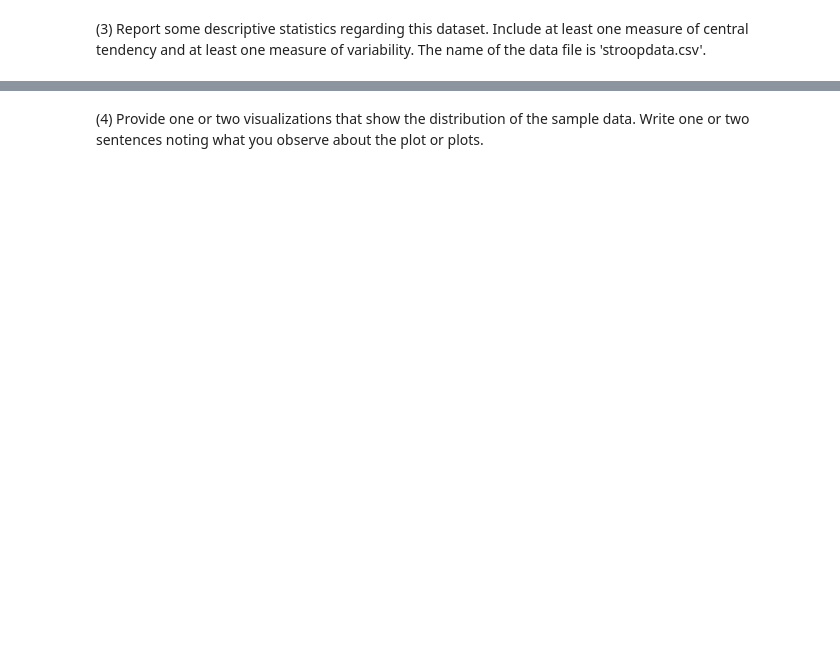
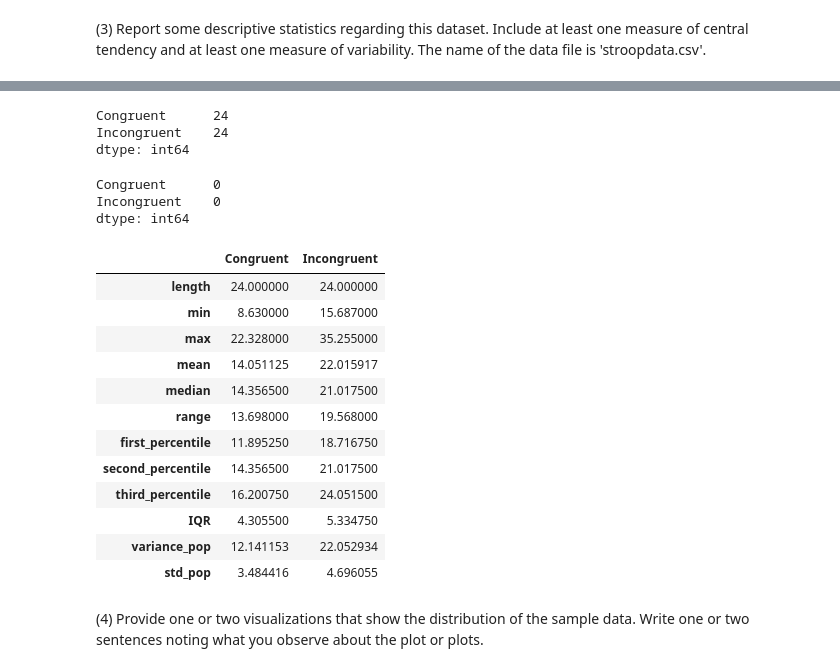
Before and after one commit to Zabamund/datasci-nano, a Jupyter notebook: term2/stroopEffect/TestAPerceptualPhenomenon.ipynb, the cells around one changed output, grey strips where cells are left out. Cells and saved outputs as stored; diff of their text form; code cells hidden in the pictures; blank space fills up the shorter version.

```diff
--- a/term2/stroopEffect/TestAPerceptualPhenomenon.ipynb
+++ b/term2/stroopEffect/TestAPerceptualPhenomenon.ipynb
@@ -18,0 +82,12 @@ Perform the analysis in the space below. Remember to follow [the instructions](h
+# %%
+df_raw.nunique()
+# %% [output]
+Congruent      24
+Incongruent    24
+dtype: int64
+# %%
+df_raw[df_raw.isnull() == True].count()
+# %% [output]
+Congruent      0
+Incongruent    0
+dtype: int64
@@ -19,2 +122,52 @@ Perform the analysis in the space below. Remember to follow [the instructions](h
+# %%
+# descriptive statistics of incongruent data
+# length, min, max
+len_incongruent = len(df_raw['Incongruent'])
+min_incongruent = min(df_raw['Incongruent'])
+max_incongruent = max(df_raw['Incongruent'])
+# measures of central tendency
+# mean (average of values), median (middle of sorted list)
+mean_incongruent = np.mean(df_raw['Incongruent'])
+median_incongruent = stats.median(df_raw['Incongruent'])
+# measures of variabilty
+# range
+range_incongruent = max_incongruent - min_incongruent
+# percentiles
+first_percentile_incongruent = np.percentile(df_raw['Incongruent'], 25)
+second_percentile_incongruent = np.percentile(df_raw['Incongruent'], 50)
+third_percentile_incongruent = np.percentile(df_raw['Incongruent'], 75)
+# inter-quartile-range (IQR)
+IQR_incongruent = third_percentile_incongruent - first_percentile_incongruent
+# variance and std (complete population, ddof = 0)
+variance_pop_incongruent = np.var(df_raw['Incongruent'], ddof=0)
+std_pop_incongruent = np.std(df_raw['Incongruent'], ddof=0)
+incongruent_stats = [len_incongruent, min_incongruent, max_incongruent
+                   , mean_incongruent, median_incongruent, range_incongruent
+                   , first_percentile_incongruent, second_percentile_incongruent
+                   , third_percentile_incongruent, IQR_incongruent
+                   , variance_pop_incongruent, std_pop_incongruent]
+# %%
+# descriptive statistics summary table
+columns = ['Congruent', 'Incongruent']
+descriptive_stats_dict = {columns[0]: congruent_stats, columns[1]: incongruent_stats}
+descriptive_stats_index = ['length', 'min', 'max', 'mean', 'median', 'range'
+                           , 'first_percentile', 'second_percentile', 'third_percentile'
+                           , 'IQR', 'variance_pop', 'std_pop']
+df_descriptive_stats = pd.DataFrame(descriptive_stats_dict, index=descriptive_stats_index)
+df_descriptive_stats
+# %% [output]
+|  | Congruent | Incongruent |
+| length | 24.000000 | 24.000000 |
+| min | 8.630000 | 15.687000 |
+| max | 22.328000 | 35.255000 |
+| mean | 14.051125 | 22.015917 |
+| median | 14.356500 | 21.017500 |
+| range | 13.698000 | 19.568000 |
+| first_percentile | 11.895250 | 18.716750 |
+| second_percentile | 14.356500 | 21.017500 |
+| third_percentile | 16.200750 | 24.051500 |
+| IQR | 4.305500 | 5.334750 |
+| variance_pop | 12.141153 | 22.052934 |
+| std_pop | 3.484416 | 4.696055 |
 # %% [markdown]
 (4) Provide one or two visualizations that show the distribution of the sample data. Write one or two sentences noting what you observe about the plot or plots.
```
Also changed, not shown: parts of 18 cells of this notebook.
